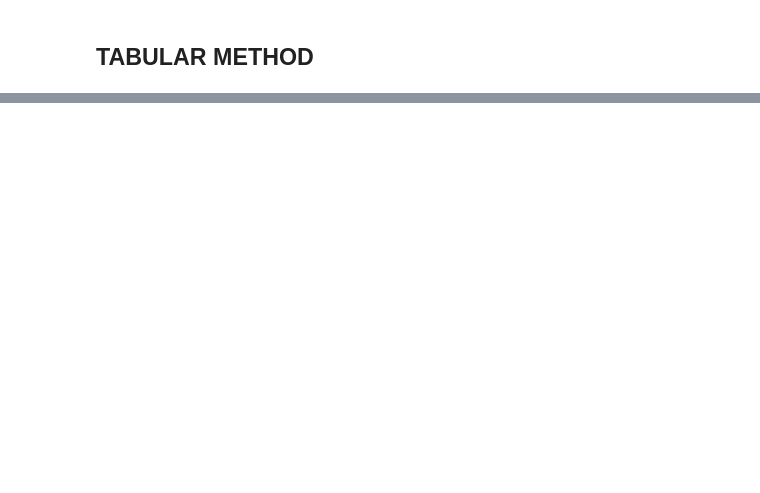
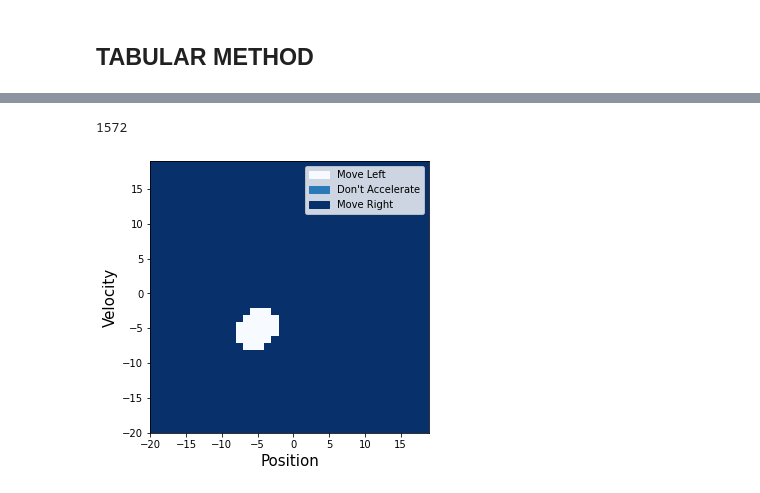
Before and after one commit to diegounzueta/Medium-Articles-, a Jupyter notebook: RL/Reinforcement Learning.ipynb, the cells around one changed output, grey strips where cells are left out. Cells and saved outputs as stored; diff of their text form; code cells hidden in the pictures; blank space fills up the shorter version.

```diff
--- a/RL/Reinforcement Learning.ipynb
+++ b/RL/Reinforcement Learning.ipynb
@@ -509,0 +327,14 @@ visualise_actions(q_learning_table)
+# %%
+def discretization_online(env, obs):
+    env_low = env.observation_space.low
+    env_high = env.observation_space.high
+    env_den = (env_high - env_low)# / n_states
+    pos_den = env_den[0]
+    vel_den = env_den[1]
+    pos_high = env_high[0]
+    pos_low = env_low[0]
+    vel_high = env_high[1]
+    vel_low = env_low[1]
+    pos_scaled =(obs[0] - pos_low) / pos_den   #int((obs[0] - pos_low) / pos_den)
+    vel_scaled = (obs[1] - vel_low) / vel_den#int((obs[1] - vel_low) / vel_den)
+    return(pos_scaled, vel_scaled)
@@ -509,0 +435,2 @@ visualise_actions(q_learning_table)
+# %%
+w_sarsa, sarsa_steps = learn_online("sarsa")
@@ -509,0 +475,21 @@ visualise_actions(q_learning_table)
+# %%
+def generate_table(w, n_states = n_states):
+    table = np.zeros([n_states,n_states])
+    step = 0
+    for i in range(n_states):
+        for j in range(n_states):
+
+            table[i][j] = np.argmax(evaluate_state(i/n_states, j/n_states, w))
+            step += 1
+    return(table)
+# %%
+sarsa_tab = generate_table(w_sarsa)
+q_learning_tab = generate_table(w_q_learning)
+# %%
+(sarsa_tab == 2).sum()
+# %% [output]
+1572
+# %%
+visualise_actions(sarsa_tab)
+# %% [output]
+[figure, added]
```
Also changed, not shown: parts of 56 cells of this notebook.
